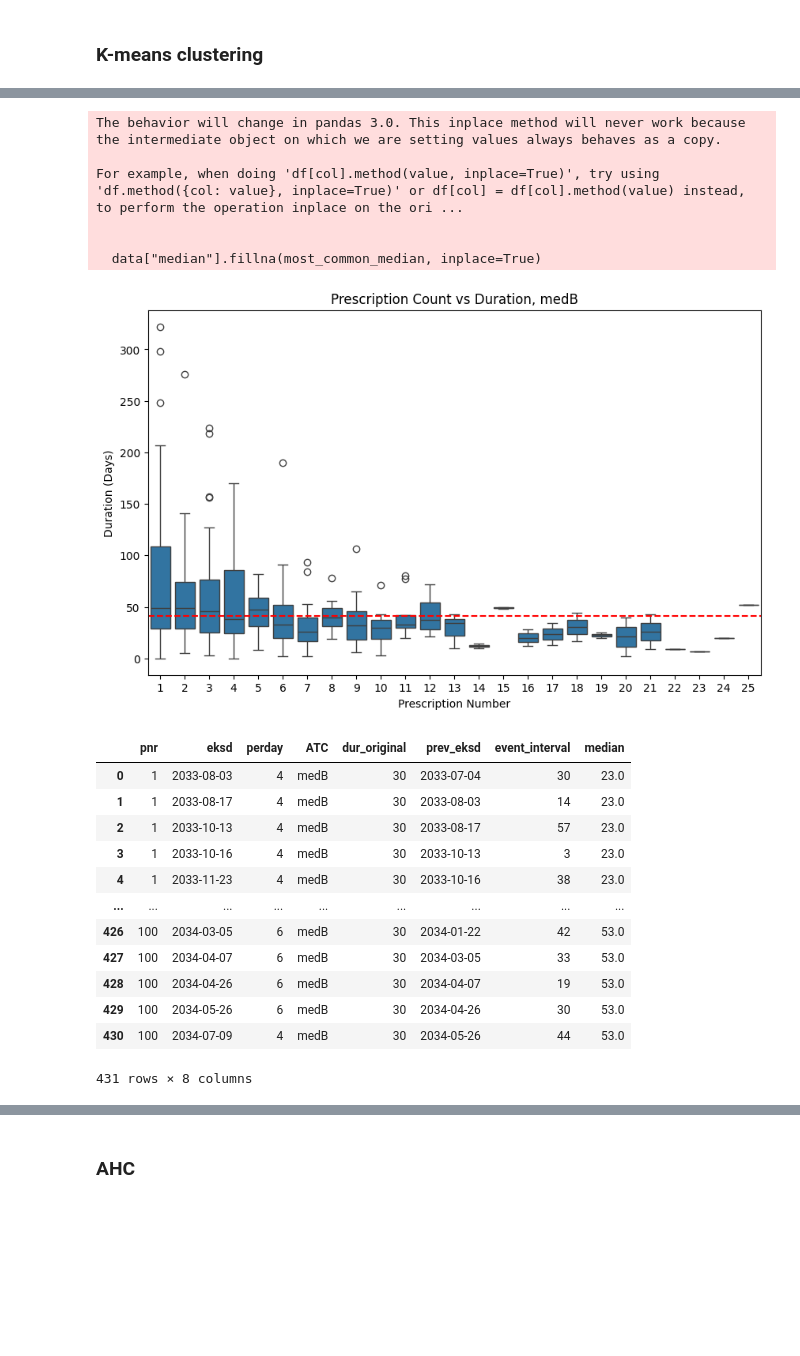
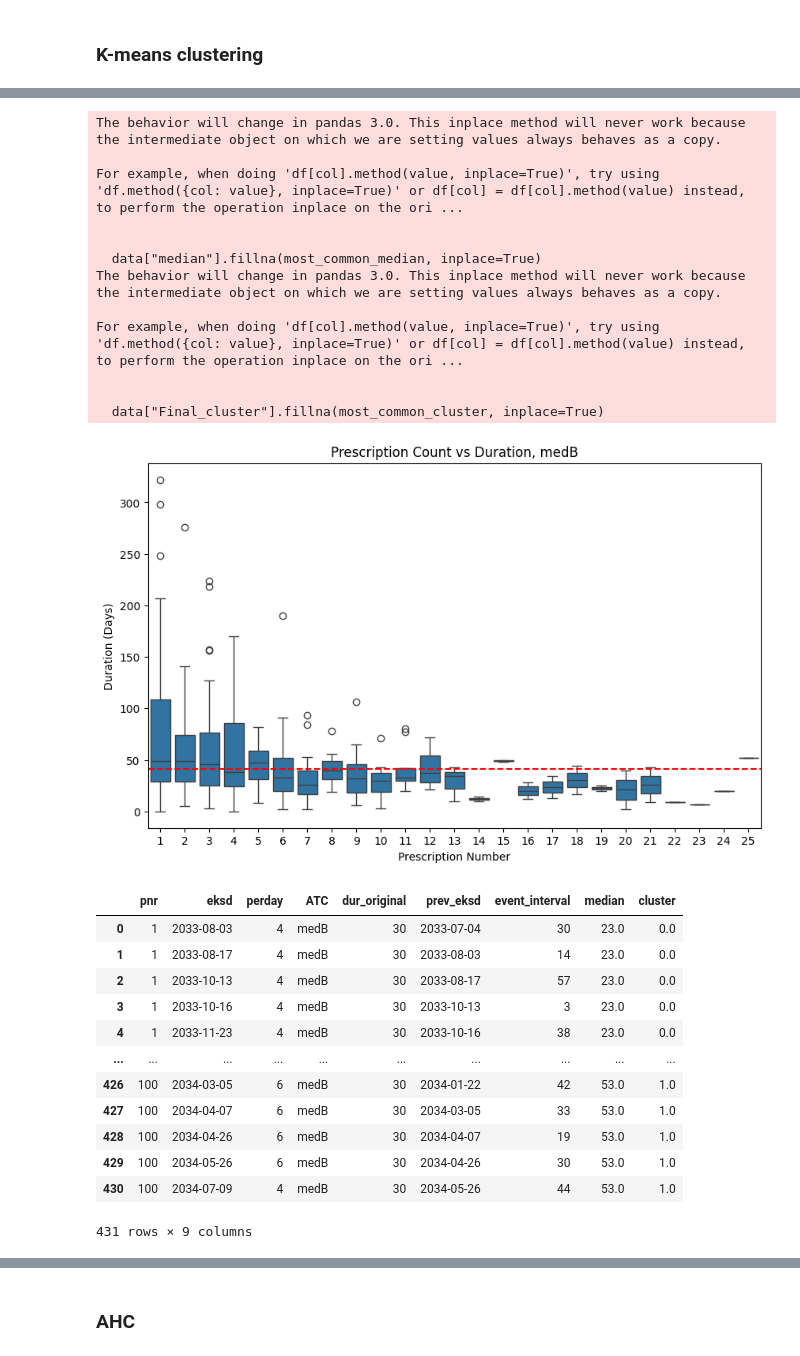
Before and after one commit to ian-sobs/sessa-empirical-estimator, a Jupyter notebook: see.ipynb, the cells around one changed output, grey strips where cells are left out. Cells and saved outputs as stored; diff of their text form; code cells hidden in the pictures; blank space fills up the shorter version.

```diff
--- a/see.ipynb
+++ b/see.ipynb
@@ -307,16 +307,21 @@ def cluster_assignment(data, original_data, cluster_stats):
     results.dropna(subset=["Final_cluster"], inplace=True)
 
     # Merge with original data
-    #Drug_see_p1 is step2Data
     data = data.merge(results[["pnr", "median", "Final_cluster"]], on="pnr", how="left")
 
     # Fill missing values with most frequent cluster median
     most_common_cluster = results["Final_cluster"].mode()[0]
     most_common_median = results[results["Final_cluster"] == most_common_cluster]["median"].median()
     data["median"].fillna(most_common_median, inplace=True)
+    data["Final_cluster"].fillna(most_common_cluster, inplace=True)
 
-    # Assign median duration to original dataset
-    original_data_clusterAssigned = original_data.merge(data[["pnr", "median"]], on="pnr", how="left")
+    # Assign median duration and cluster to original dataset
+    original_data_clusterAssigned = original_data.merge(
+        data[["pnr", "median", "Final_cluster"]], on="pnr", how="left"
+    )
+
+    # Rename Final_cluster to cluster for clarity
+    original_data_clusterAssigned.rename(columns={"Final_cluster": "cluster"}, inplace=True)
 
     return original_data_clusterAssigned
 # %% [markdown]
@@ -394,4 +399,19 @@ def plot_prscptnCount_per_cluster(dfper, atc_plot, cluster_algo_used):
 
     # Show plot
     plt.show()
+# %%
+def timeGap_between_refill_per_cluster(data, atc, clustering_algo):
+    # Assuming 'df' contains:
+    # 'CLUSTER' (assigned cluster labels) and 'TIME_GAP' (event interval)
+    # print(data)
+    plt.figure(figsize=(10, 6))
+
+    sns.boxplot(x='cluster', y='event_interval', data=data)
+
+    plt.xlabel("Cluster", fontsize=12)
+    plt.ylabel("Prescription Event Interval (Days)", fontsize=12)
+    plt.title(f"Boxplot of Event Intervals by {clustering_algo} Cluster", fontsize=14)
+    plt.xticks(rotation=45)  # Rotate x labels if necessary
+
+    plt.show()
 # %% [markdown]
@@ -580,38 +616,46 @@ For example, when doing 'df[col].method(value, inplace=True)', try using 'df.met
 # %%
 atc_plot = "medB"
 medB, dfper = SEE_kMeans(atc_plot)
 see_assumption(medB, atc_plot)
 display(medB)
 
 plot_cluster_density(dfper, atc_plot, "K-means")
 
 plot_prscptnCount_per_cluster(dfper, atc_plot, "K-means")
+
+timeGap_between_refill_per_cluster(medB, atc_plot, "K-means")
 # %% [output]
 max_cluster:2
 Warning: Infinite or NaN values found in dfper['x']. Removing them.
 medB cluster stats:
 |  | cluster | min | max | median |
 | 0 | 0 | 0.0 | 37.0 | 23.0 |
 | 1 | 1 | 40.0 | 79.0 | 53.0 |
 The behavior will change in pandas 3.0. This inplace method will never work because the intermediate object on which we are setting values always behaves as a copy.
 
 For example, when doing 'df[col].method(value, inplace=True)', try using 'df.method({col: value}, inplace=True)' or df[col] = df[col].method(value) instead, to perform the operation inplace on the ori ...
 
 
   data["median"].fillna(most_common_median, inplace=True)
+The behavior will change in pandas 3.0. This inplace method will never work because the intermediate object on which we are setting values always behaves as a copy.
+
+For example, when doing 'df[col].method(value, inplace=True)', try using 'df.method({col: value}, inplace=True)' or df[col] = df[col].method(value) instead, to perform the operation inplace on the ori ...
+
+
+  data["Final_cluster"].fillna(most_common_cluster, inplace=True)
 [figure]
-|  | pnr | eksd | perday | ATC | dur_original | prev_eksd | event_interval | median |
-| 0 | 1 | 2033-08-03 | 4 | medB | 30 | 2033-07-04 | 30 | 23.0 |
-| 1 | 1 | 2033-08-17 | 4 | medB | 30 | 2033-08-03 | 14 | 23.0 |
-| 2 | 1 | 2033-10-13 | 4 | medB | 30 | 2033-08-17 | 57 | 23.0 |
-| 3 | 1 | 2033-10-16 | 4 | medB | 30 | 2033-10-13 | 3 | 23.0 |
-| 4 | 1 | 2033-11-23 | 4 | medB | 30 | 2033-10-16 | 38 | 23.0 |
-| ... | ... | ... | ... | ... | ... | ... | ... | ... |
-| 426 | 100 | 2034-03-05 | 6 | medB | 30 | 2034-01-22 | 42 | 53.0 |
-| 427 | 100 | 2034-04-07 | 6 | medB | 30 | 2034-03-05 | 33 | 53.0 |
-| 428 | 100 | 2034-04-26 | 6 | medB | 30 | 2034-04-07 | 19 | 53.0 |
-| 429 | 100 | 2034-05-26 | 6 | medB | 30 | 2034-04-26 | 30 | 53.0 |
-| 430 | 100 | 2034-07-09 | 4 | medB | 30 | 2034-05-26 | 44 | 53.0 |
+|  | pnr | eksd | perday | ATC | dur_original | prev_eksd | event_interval | median | cluster |
+| 0 | 1 | 2033-08-03 | 4 | medB | 30 | 2033-07-04 | 30 | 23.0 | 0.0 |
+| 1 | 1 | 2033-08-17 | 4 | medB | 30 | 2033-08-03 | 14 | 23.0 | 0.0 |
+| 2 | 1 | 2033-10-13 | 4 | medB | 30 | 2033-08-17 | 57 | 23.0 | 0.0 |
+| 3 | 1 | 2033-10-16 | 4 | medB | 30 | 2033-10-13 | 3 | 23.0 | 0.0 |
+| 4 | 1 | 2033-11-23 | 4 | medB | 30 | 2033-10-16 | 38 | 23.0 | 0.0 |
+| ... | ... | ... | ... | ... | ... | ... | ... | ... | ... |
+| 426 | 100 | 2034-03-05 | 6 | medB | 30 | 2034-01-22 | 42 | 53.0 | 1.0 |
+| 427 | 100 | 2034-04-07 | 6 | medB | 30 | 2034-03-05 | 33 | 53.0 | 1.0 |
+| 428 | 100 | 2034-04-26 | 6 | medB | 30 | 2034-04-07 | 19 | 53.0 | 1.0 |
+| 429 | 100 | 2034-05-26 | 6 | medB | 30 | 2034-04-26 | 30 | 53.0 | 1.0 |
+| 430 | 100 | 2034-07-09 | 4 | medB | 30 | 2034-05-26 | 44 | 53.0 | 1.0 |
-431 rows × 8 columns
+431 rows × 9 columns
 [figure]
 [figure]
```
Also changed, not shown: parts of 6 cells of this notebook.
